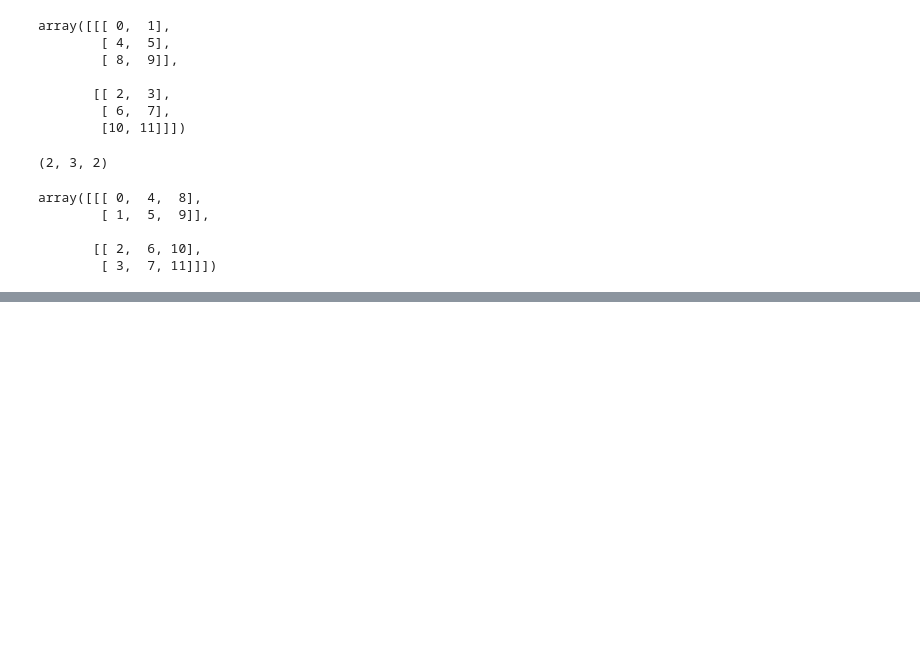
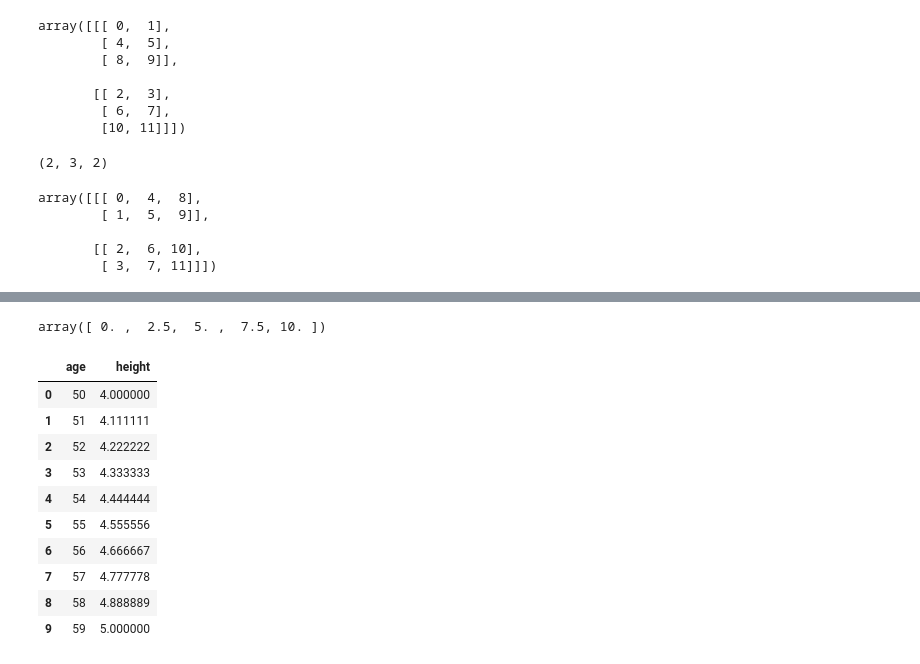
Before and after one commit to SalinaSth/techaxis, a Jupyter notebook: day19.ipynb, the cells around one changed output, grey strips where cells are left out. Cells and saved outputs as stored; diff of their text form; code cells hidden in the pictures; blank space fills up the shorter version.

```diff
--- a/day19.ipynb
+++ b/day19.ipynb
@@ -98,0 +228,24 @@ array([[[ 0,  4,  8],
+# %%
+np.linspace(0, 10, 5)
+# %% [output]
+array([ 0. ,  2.5,  5. ,  7.5, 10. ])
+# %%
+# number of elements and values hsould be equal to create data frame
+d = {
+    "age": np.arange(50, 60),
+    "height": np.linspace(4, 5, 10)
+}
+df2 = pd.DataFrame(d)
+df2
+# %% [output]
+|  | age | height |
+| 0 | 50 | 4.000000 |
+| 1 | 51 | 4.111111 |
+| 2 | 52 | 4.222222 |
+| 3 | 53 | 4.333333 |
+| 4 | 54 | 4.444444 |
+| 5 | 55 | 4.555556 |
+| 6 | 56 | 4.666667 |
+| 7 | 57 | 4.777778 |
+| 8 | 58 | 4.888889 |
+| 9 | 59 | 5.000000 |
```
Also changed, not shown: parts of 34 cells of this notebook, 15 other files.
